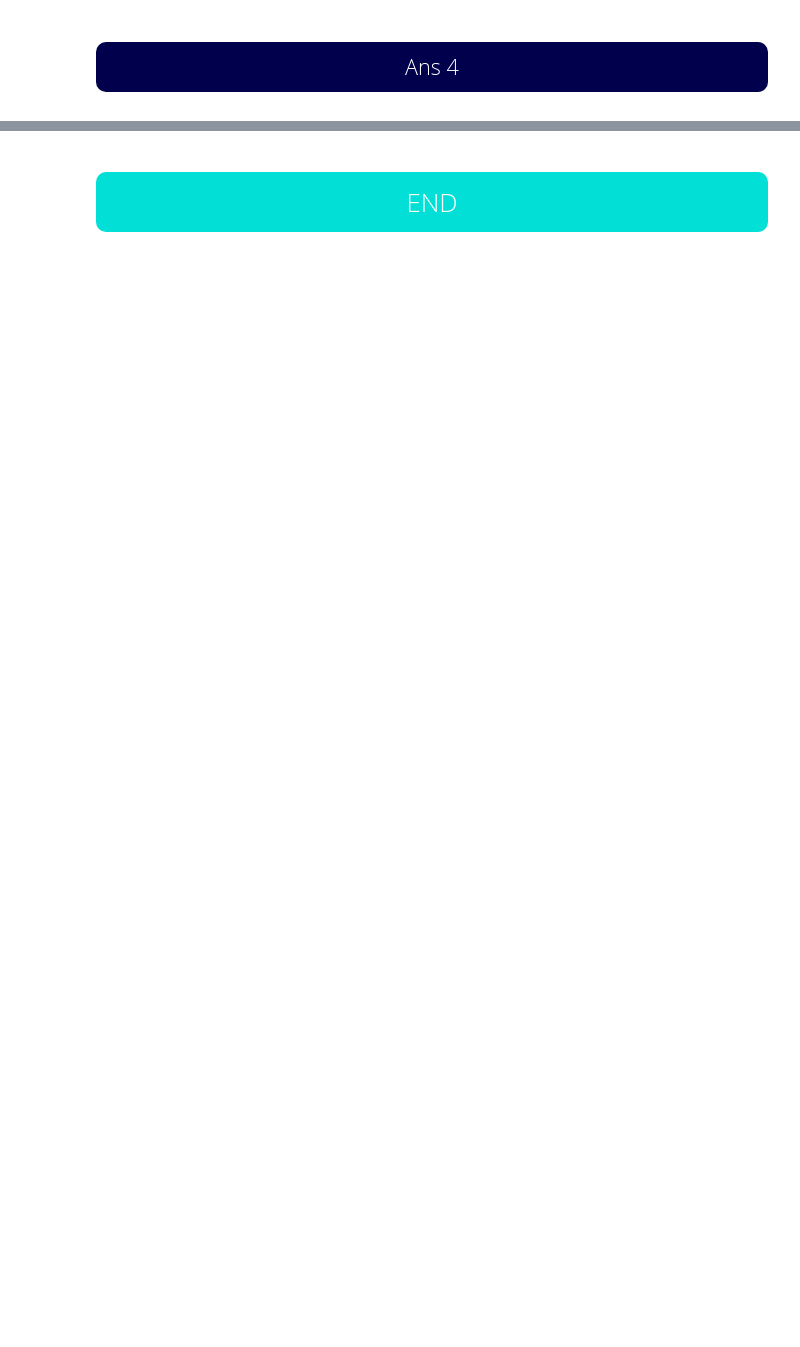
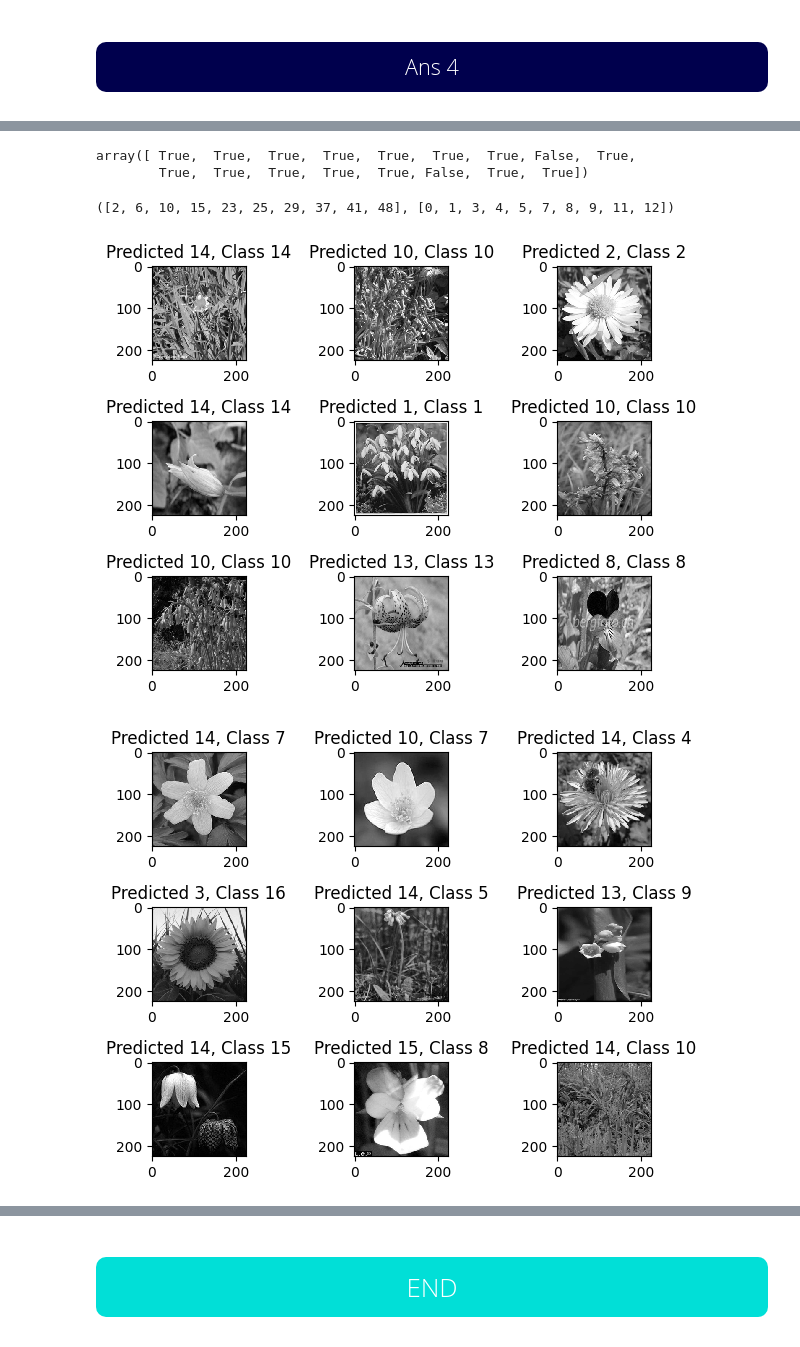
Before and after one commit to Sufiyan999/PW-DataScience-Masters, a Jupyter notebook: Assignments/6. JUNE/25-30 june/CNN Architecture assign.ipynb, the cells around one changed output, grey strips where cells are left out. Saved outputs shown, nothing was run; the diff lists cells and outputs as text; code cells hidden in the pictures; blank space fills up the shorter version.

```diff
--- a/Assignments/6. JUNE/25-30 june/CNN Architecture assign.ipynb
+++ b/Assignments/6. JUNE/25-30 june/CNN Architecture assign.ipynb
@@ -46,0 +974,3 @@
+# %%
+x_train ,x_test,y_train,y_test =   train_test_split(X, y, test_size=0.10, random_state=42)
+x_train.shape ,x_test.shape ,y_train.shape ,y_test.shape
@@ -46,0 +1151,3 @@
+# %%
+model.compile(optimizer='adam', loss='categorical_crossentropy', metrics=['accuracy'])
+history = model.fit(x_train, y_train, batch_size=64, epochs=30, verbose=1,validation_split=0.2, shuffle=True)
@@ -46,0 +1322,6 @@
+# %%
+from keras.utils import np_utils
+import numpy as np
+predicted_classes = model.predict(x_test)
+predicted_classes = np_utils.to_categorical(np.argmax(predicted_classes ,axis =-1), 17 )
+predicted_classes
@@ -46,0 +1336,5 @@
+# %%
+predicted_classes[0] == y_test[0]
+# %% [output]
+array([ True,  True,  True,  True,  True,  True,  True, False,  True,
+        True,  True,  True,  True,  True, False,  True,  True])
@@ -46,0 +1344,35 @@
+# %%
+correct_indices = []
+incorrect_indices = []
+for i in range(len(predicted_classes)):
+    if False in list(predicted_classes[i] == y_test[i]):
+            incorrect_indices.append(i)
+
+    else:
+             correct_indices.append(i)
+
+correct_indices[:10]    , incorrect_indices[:10]
+# %% [output]
+([2, 6, 10, 15, 23, 25, 29, 37, 41, 48], [0, 1, 3, 4, 5, 7, 8, 9, 11, 12])
+# %%
+import matplotlib.pyplot as plt
+
+
+plt.figure()
+for i, correct in enumerate(correct_indices[:9]):
+    plt.subplot(3,3,i+1)
+    plt.imshow(x_test[correct][: , : ,1].reshape(224,224), cmap='gray', interpolation='none')
+    plt.title("Predicted {}, Class {}".format(np.argmax(predicted_classes[correct] ,axis =-1), np.argmax(y_test[correct],axis =-1)))
+
+plt.tight_layout()
+
+plt.figure()
+for i, incorrect in enumerate(incorrect_indices[:9]):
+    plt.subplot(3,3,i+1)
+    plt.imshow(x_test[incorrect][: , : ,1].reshape(224,224), cmap='gray', interpolation='none')
+    plt.title("Predicted {}, Class {}".format(np.argmax(predicted_classes[incorrect] ,axis =-1), np.argmax(y_test[incorrect],axis =-1)))
+
+plt.tight_layout()
+# %% [output]
+[figure, added]
+[figure, added]
```
Also changed, not shown: parts of 50 cells of this notebook, 3 other files.
